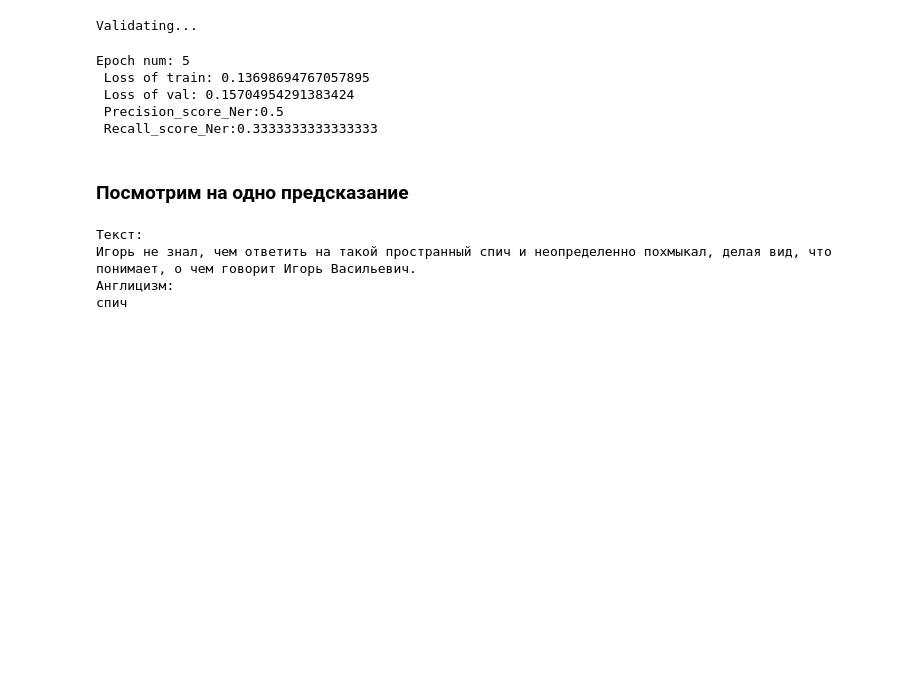
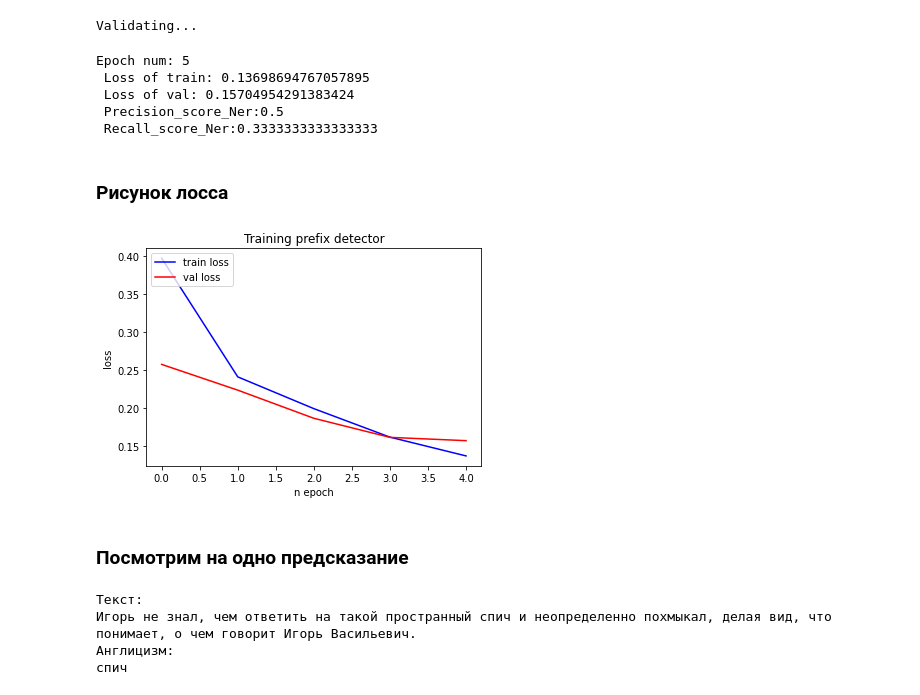
Before and after one commit to dalukichev/anglicism_removing, a Jupyter notebook: detection_training/detector_prefix_tuning.ipynb, the cells around one changed output. Drawn from its saved outputs; the diff is of its cells as text; code cells hidden in the pictures; blank space fills up the shorter version.

Commit message:
Add training detection

```diff
--- a/detection_training/detector_prefix_tuning.ipynb
+++ b/detection_training/detector_prefix_tuning.ipynb
@@ -254,6 +257,26 @@ Epoch num: 5
  Loss of val: 0.15704954291383424
  Precision_score_Ner:0.5
  Recall_score_Ner:0.3333333333333333
+# %% [markdown]
+### Рисунок лосса
+# %%
+def draw_result(lst_iter, train_loss, val_loss, title):
+    plt.plot(train_loss, '-b', label='train loss')
+    plt.plot(val_loss, '-r', label='val loss')
+
+    plt.xlabel('n epoch')
+    plt.ylabel('loss')
+    plt.legend(loc='upper left')
+    plt.title(title)
+
+    plt.show()
+# %%
+draw_train = [np.mean(x) for x in train_losses]
+draw_test = [np.mean(x) for x in val_losses]
+# %%
+draw_result(epochs, draw_train, draw_test, 'Training prefix detector')
+# %% [output]
+[figure, added]
 # %% [markdown]
 ### Посмотрим на одно предсказание
 # %%
```
Also changed, not shown: parts of 4 cells of this notebook, 1 other file.
